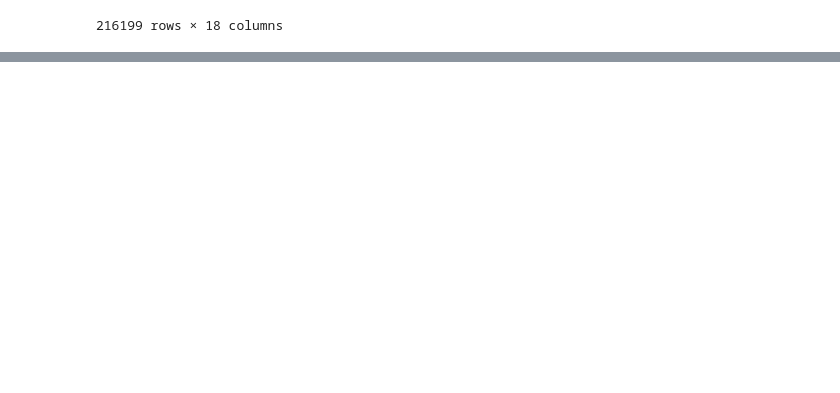
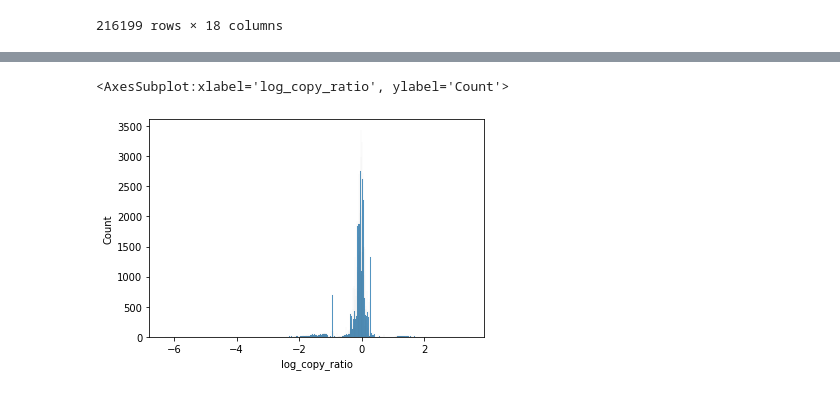
Before and after one commit to OlgaGaGaga/VivanChallenge, a Jupyter notebook: LookOnData.ipynb, the cells around one changed output, grey strips where cells are left out. Saved outputs shown, nothing was run; the diff lists cells and outputs as text; code cells hidden in the pictures; blank space fills up the shorter version.

```diff
--- a/LookOnData.ipynb
+++ b/LookOnData.ipynb
@@ -183,0 +204,5 @@ genes
+# %%
+sns.histplot(genes['log_copy_ratio'])
+# %% [output]
+<AxesSubplot:xlabel='log_copy_ratio', ylabel='Count'>
+[figure, added]
```
Also changed, not shown: parts of 12 cells of this notebook, 1 other file.
